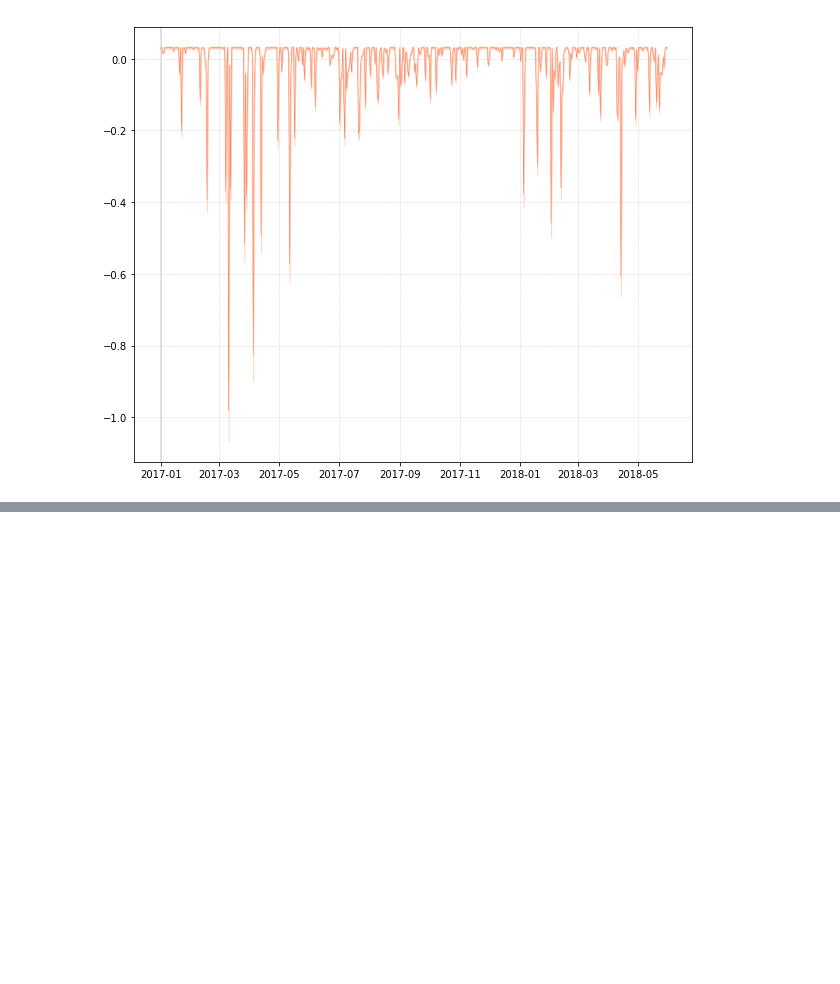
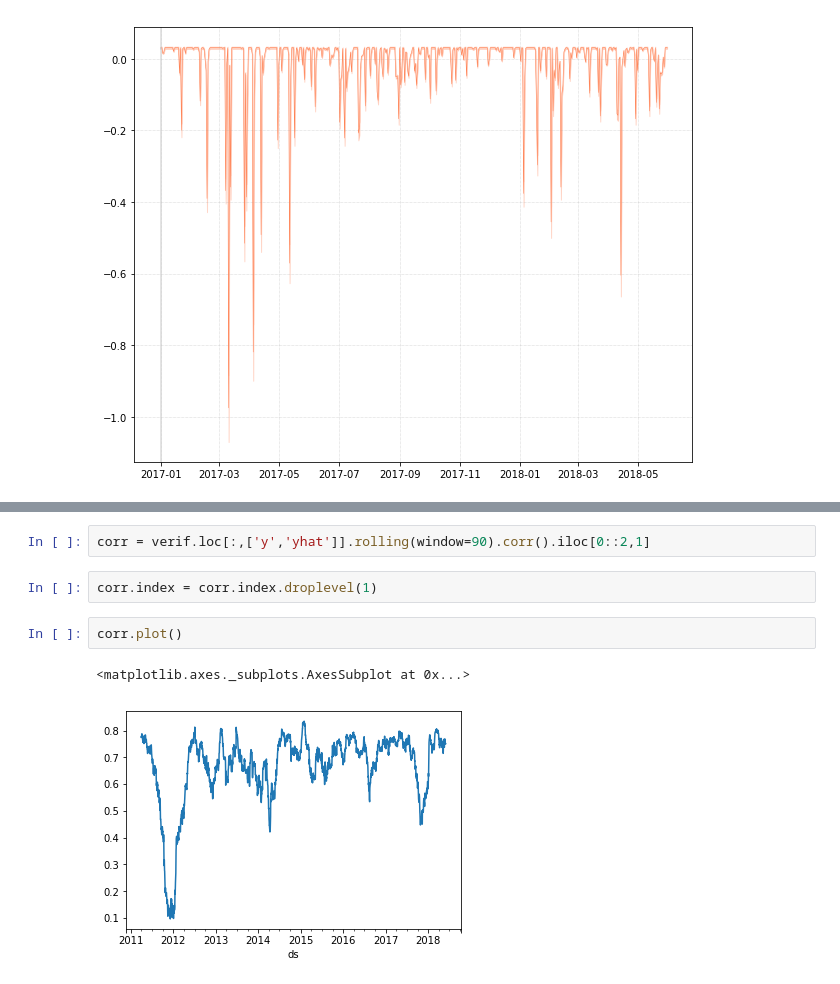
Before and after one commit to kinow/Auckland_cycling, a Jupyter notebook: notebooks/time-series.ipynb, the cells around one changed output, grey strips where cells are left out. Drawn from its saved outputs; the diff is of its cells as text; blank space fills up the shorter version.

```diff
--- a/notebooks/time-series.ipynb
+++ b/notebooks/time-series.ipynb
@@ -587,0 +610,9 @@ plot_verif_component(verif.loc['2016-12-31':,:], component = 'rain')
+# %%
+corr = verif.loc[:,['y','yhat']].rolling(window=90).corr().iloc[0::2,1]
+# %%
+corr.index = corr.index.droplevel(1)
+# %%
+corr.plot()
+# %% [output]
+<matplotlib.axes._subplots.AxesSubplot at 0x...>
+[figure, added]
```
Also changed, not shown: parts of 35 cells of this notebook.
